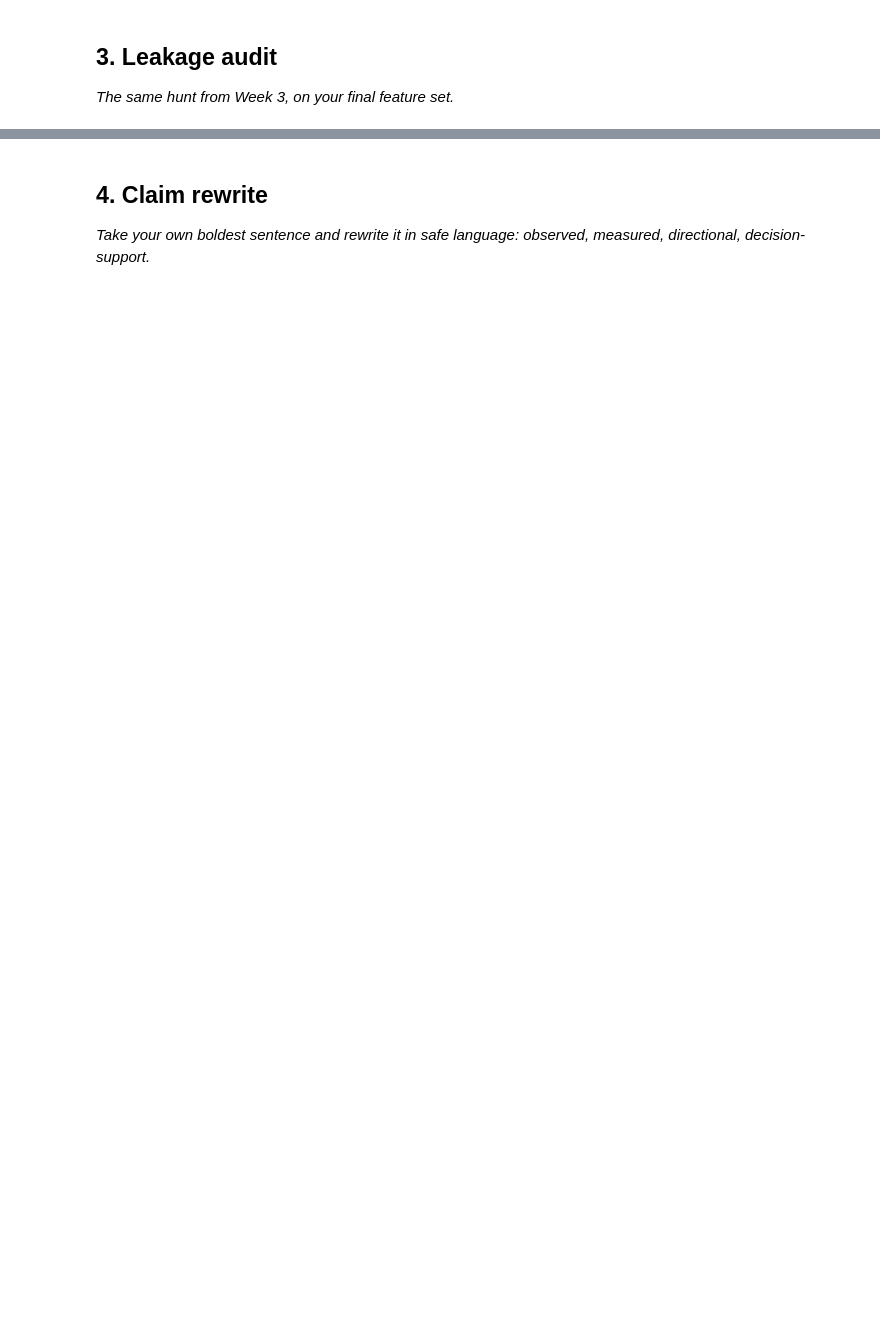
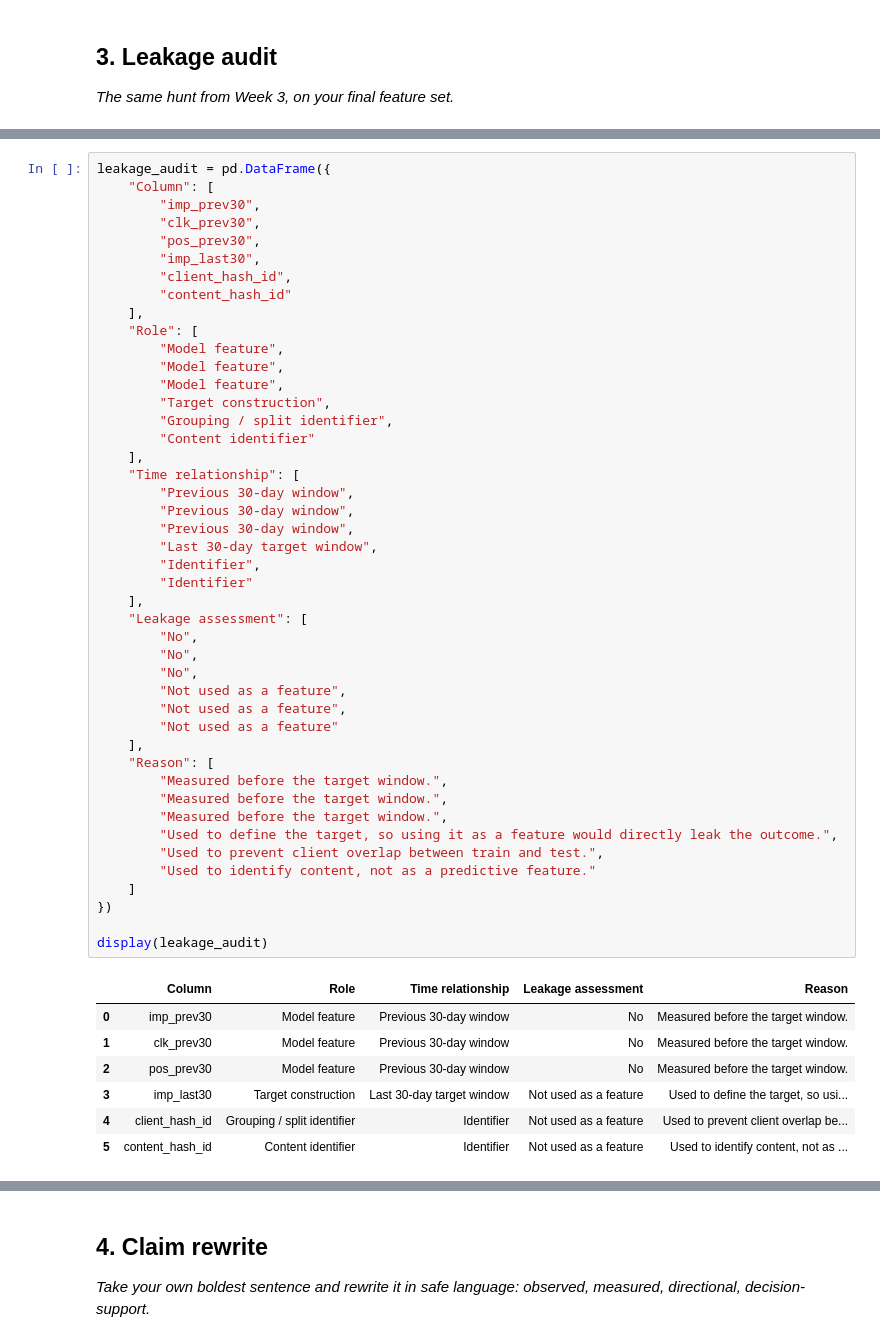
Before and after one commit to atulpatel-net/FlyRank_ML_In, a Jupyter notebook: work/notebooks/w06_validation_audit.ipynb, the cells around one changed output, grey strips where cells are left out. Cells and saved outputs as stored; diff of their text form; blank space fills up the shorter version.

```diff
--- a/work/notebooks/w06_validation_audit.ipynb
+++ b/work/notebooks/w06_validation_audit.ipynb
@@ -20,0 +320,53 @@ This skeleton is yours to fill. Work the sections **in order** — each one has
+# %%
+leakage_audit = pd.DataFrame({
+    "Column": [
+        "imp_prev30",
+        "clk_prev30",
+        "pos_prev30",
+        "imp_last30",
+        "client_hash_id",
+        "content_hash_id"
+    ],
+    "Role": [
+        "Model feature",
+        "Model feature",
+        "Model feature",
+        "Target construction",
+        "Grouping / split identifier",
+        "Content identifier"
+    ],
+    "Time relationship": [
+        "Previous 30-day window",
+        "Previous 30-day window",
+        "Previous 30-day window",
+        "Last 30-day target window",
+        "Identifier",
+        "Identifier"
+    ],
+    "Leakage assessment": [
+        "No",
+        "No",
+        "No",
+        "Not used as a feature",
+        "Not used as a feature",
+        "Not used as a feature"
+    ],
+    "Reason": [
+        "Measured before the target window.",
+        "Measured before the target window.",
+        "Measured before the target window.",
+        "Used to define the target, so using it as a feature would directly leak the outcome.",
+        "Used to prevent client overlap between train and test.",
+        "Used to identify content, not as a predictive feature."
+    ]
+})
+
+display(leakage_audit)
+# %% [output]
+|  | Column | Role | Time relationship | Leakage assessment | Reason |
+| 0 | imp_prev30 | Model feature | Previous 30-day window | No | Measured before the target window. |
+| 1 | clk_prev30 | Model feature | Previous 30-day window | No | Measured before the target window. |
+| 2 | pos_prev30 | Model feature | Previous 30-day window | No | Measured before the target window. |
+| 3 | imp_last30 | Target construction | Last 30-day target window | Not used as a feature | Used to define the target, so usi... |
+| 4 | client_hash_id | Grouping / split identifier | Identifier | Not used as a feature | Used to prevent client overlap be... |
+| 5 | content_hash_id | Content identifier | Identifier | Not used as a feature | Used to identify content, not as ... |
```
Also changed, not shown: parts of 16 cells of this notebook.
